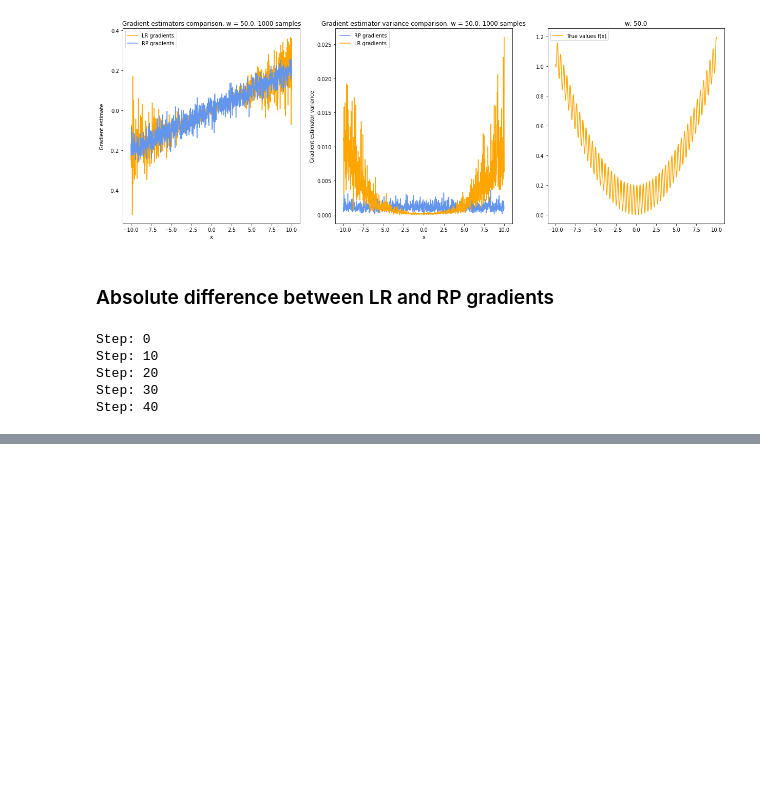
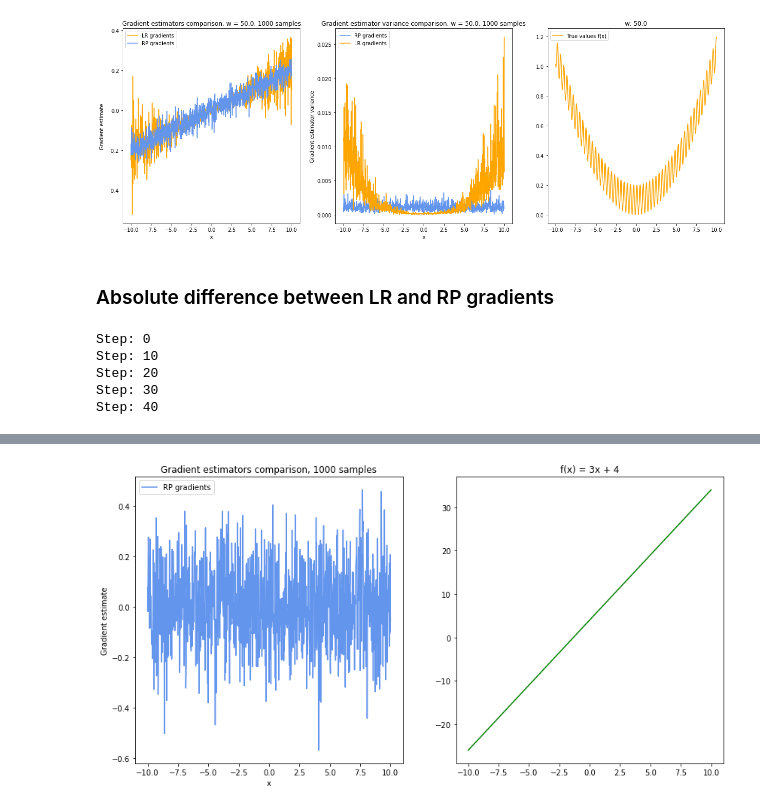
Before and after one commit to Archibald-Lafraik/pipps, a Jupyter notebook: toy_experiment/toy_experiment.ipynb, the cells around one changed output, grey strips where cells are left out. Cells and saved outputs as stored; diff of their text form; code cells hidden in the pictures; blank space fills up the shorter version.

Commit message:
Add tests with closed-form solution

```diff
--- a/toy_experiment/toy_experiment.ipynb
+++ b/toy_experiment/toy_experiment.ipynb
@@ -310,0 +343,37 @@ plt.show()
+# %%
+xs = jnp.linspace(RANGE_START, RANGE_END, NUM_INPUTS)
+num_samples = 1000
+
+means = jnp.stack([jnp.full((num_samples,), x) for x in xs])
+variances = jnp.full((NUM_INPUTS, num_samples), VARIANCE)
+
+rp_mus, rp_vars = get_rp_linear_foo_gradients(means, variances, num_samples, NUM_INPUTS)
+rp_mu_means = rp_mus.mean(axis=1)
+rp_var_means = rp_vars.mean(axis=1)
+
+lr_mus, lr_vars = get_lr_linear_foo_gradients(means, variances, xs, num_samples, NUM_INPUTS)
+lr_mu_means = lr_mus.mean(axis=1)
+lr_var_means = lr_vars.mean(axis=1)
+# %%
+fig = plt.figure(figsize=(14, 7))
+ax = fig.subplots(1,2)
+
+# Gradients
+# ax[0].plot(xs, lr_mu_means, color="orange", label="LR gradients")
+# ax[0].plot(xs, lr_mu_grad_theory, color="green", label="test", linestyle="dashed")
+# ax[0].plot(xs, rp_mu_means, color="cornflowerblue", label="RP gradients")
+# ax[0].plot(xs, lr_var_means, color="orange", label="LR gradients")
+ax[0].plot(xs, rp_var_means, color="cornflowerblue", label="RP gradients")
+ax[0].set_xlabel("x")
+ax[0].set_ylabel("Gradient estimate")
+ax[0].set_title(f"Gradient estimators comparison, {num_samples} samples")
+ax[0].legend()
+
+# Monte-Carlo smoothed estimate of f
+true_f = linear_foo(xs)
+ax[1].plot(xs, true_f, color='green')
+ax[1].set_title("f(x) = 3x + 4")
+
+plt.show()
+# %% [output]
+[figure, added]
```
Also changed, not shown: parts of 24 cells of this notebook, 3 other files.
